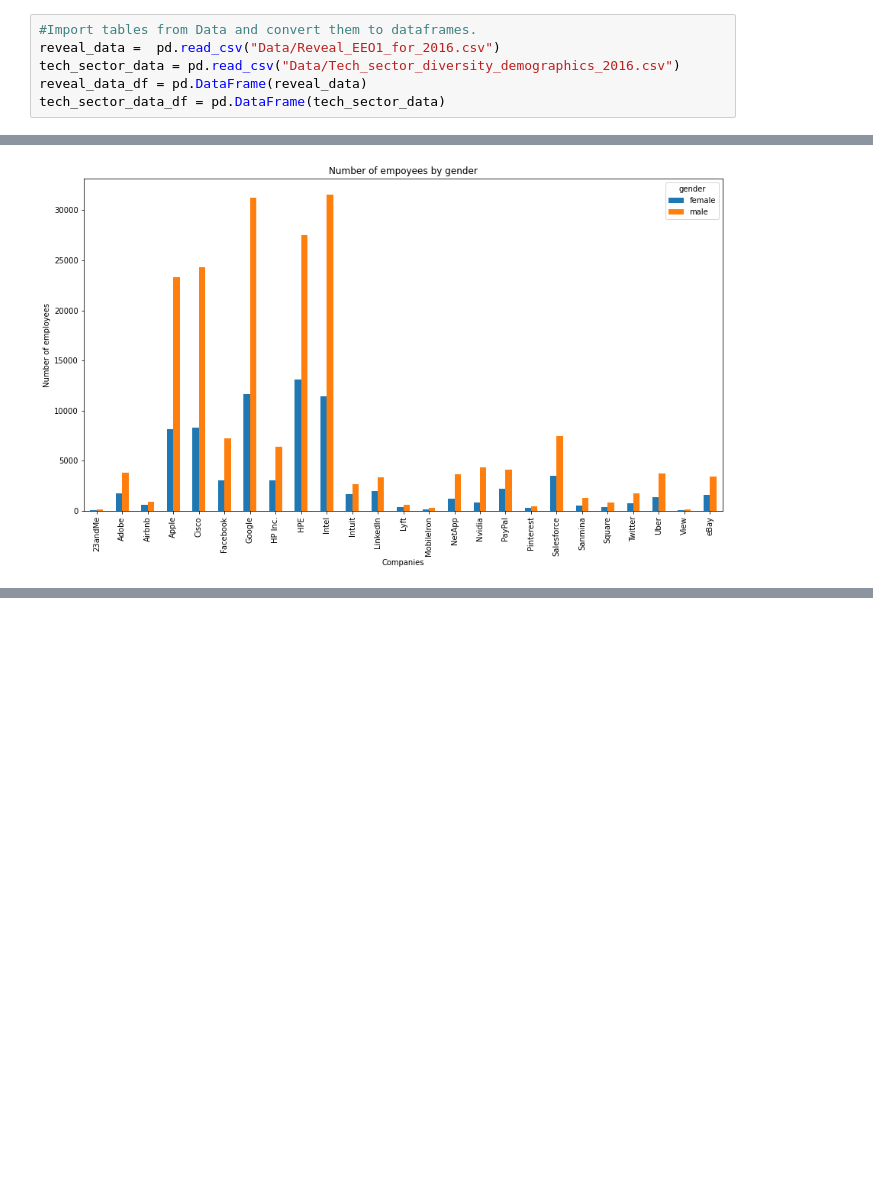
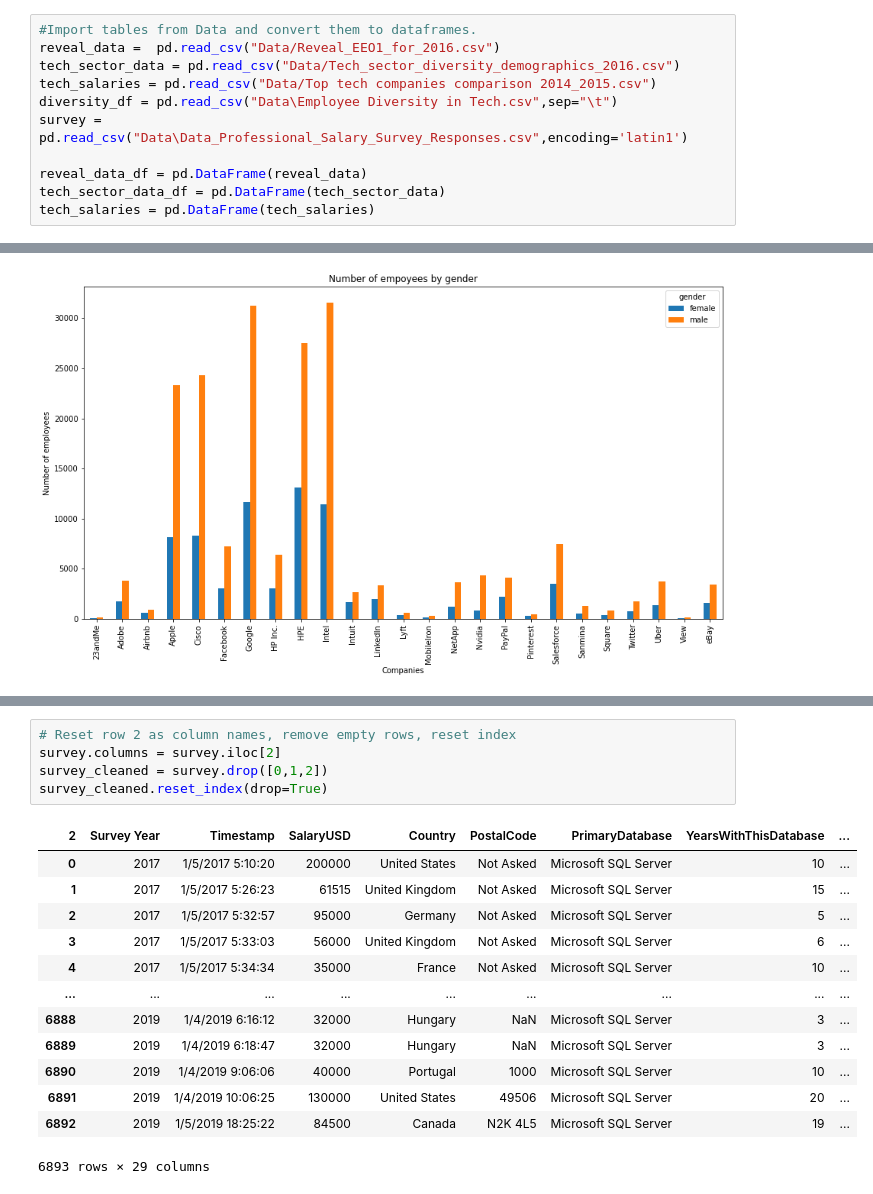
Before and after one commit to tritchlin/group-project1, a Jupyter notebook: project1.ipynb, the cells around one changed output, grey strips where cells are left out. Cells and saved outputs as stored; diff of their text form; blank space fills up the shorter version.

```diff
--- a/project1.ipynb
+++ b/project1.ipynb
@@ -9,8 +9,13 @@ from scipy.stats import linregress
 #Import tables from Data and convert them to dataframes.
 reveal_data =  pd.read_csv("Data/Reveal_EEO1_for_2016.csv")
 tech_sector_data = pd.read_csv("Data/Tech_sector_diversity_demographics_2016.csv")
+tech_salaries = pd.read_csv("Data/Top tech companies comparison 2014_2015.csv")
+diversity_df = pd.read_csv("Data\Employee Diversity in Tech.csv",sep="\t")
+survey = pd.read_csv("Data\Data_Professional_Salary_Survey_Responses.csv",encoding='latin1')
+
 reveal_data_df = pd.DataFrame(reveal_data)
 tech_sector_data_df = pd.DataFrame(tech_sector_data)
+tech_salaries = pd.DataFrame(tech_salaries)
 # %%
 # Gender Breakdown: Run basic calculations
 gender_data = tech_sector_data_df.groupby("job_category")["count"].sum().to_frame().reset_index()
@@ -154,0 +134,19 @@ plt.show()
+# %%
+# Reset row 2 as column names, remove empty rows, reset index
+survey.columns = survey.iloc[2]
+survey_cleaned = survey.drop([0,1,2])
+survey_cleaned.reset_index(drop=True)
+# %% [output]
+| 2 | Survey Year | Timestamp | SalaryUSD | Country | PostalCode | PrimaryDatabase | YearsWithThisDatabase | ... |
+| 0 | 2017 | 1/5/2017 5:10:20 | 200000 | United States | Not Asked | Microsoft SQL Server | 10 | ... |
+| 1 | 2017 | 1/5/2017 5:26:23 | 61515 | United Kingdom | Not Asked | Microsoft SQL Server | 15 | ... |
+| 2 | 2017 | 1/5/2017 5:32:57 | 95000 | Germany | Not Asked | Microsoft SQL Server | 5 | ... |
+| 3 | 2017 | 1/5/2017 5:33:03 | 56000 | United Kingdom | Not Asked | Microsoft SQL Server | 6 | ... |
+| 4 | 2017 | 1/5/2017 5:34:34 | 35000 | France | Not Asked | Microsoft SQL Server | 10 | ... |
+| ... | ... | ... | ... | ... | ... | ... | ... | ... |
+| 6888 | 2019 | 1/4/2019 6:16:12 | 32000 | Hungary | NaN | Microsoft SQL Server | 3 | ... |
+| 6889 | 2019 | 1/4/2019 6:18:47 | 32000 | Hungary | NaN | Microsoft SQL Server | 3 | ... |
+| 6890 | 2019 | 1/4/2019 9:06:06 | 40000 | Portugal | 1000 | Microsoft SQL Server | 10 | ... |
+| 6891 | 2019 | 1/4/2019 10:06:25 | 130000 | United States | 49506 | Microsoft SQL Server | 20 | ... |
+| 6892 | 2019 | 1/5/2019 18:25:22 | 84500 | Canada | N2K 4L5 | Microsoft SQL Server | 19 | ... |
+6893 rows × 29 columns
```
Also changed, not shown: parts of 23 cells of this notebook.
